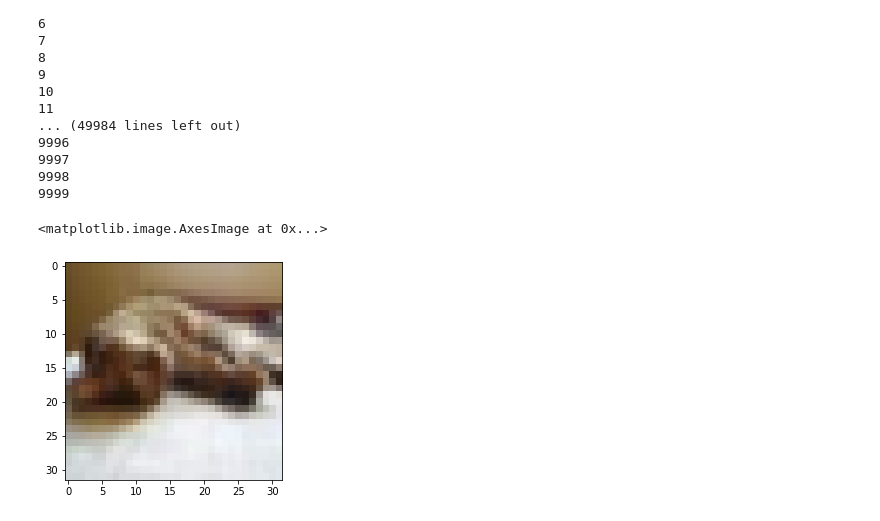
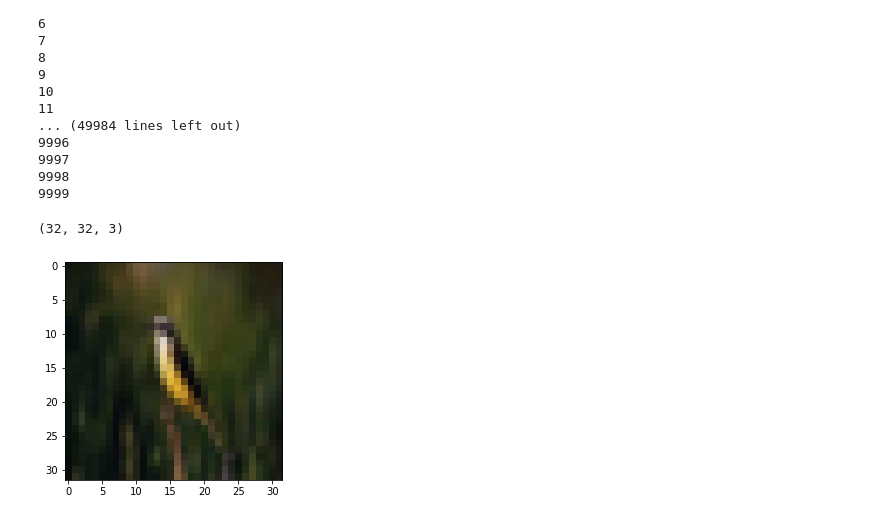
Before and after one commit to adham-elarabawy/nn-rotation-predictor, a Jupyter notebook: preprocessing_data.ipynb, the cells around one changed output. Cells and saved outputs as stored; diff of their text form; code cells hidden in the pictures.

```diff
--- a/preprocessing_data.ipynb
+++ b/preprocessing_data.ipynb
@@ -49,11 +49,12 @@ for batch_num in range(1,6):
 # %%
 from data import Data
 dataset = Data("data/unpacked/")
 train_dataset, val_dataset = torch.utils.data.random_split(dataset, [int(len(dataset) * .75), int(len(dataset) * .25)])
 train_loader = torch.utils.data.DataLoader(train_dataset, batch_size = 4, shuffle = True)
 tensor_img = next(iter(train_loader))[0][0] * 255
 np_img = np.array(tensor_img, dtype = np.uint8)
 plt.imshow(np_img)
+np_img.shape
 # %% [output]
-<matplotlib.image.AxesImage at 0x...>
+(32, 32, 3)
-[figure, old version]
+[figure, new version]
```
Also changed, not shown: 1 other file.
